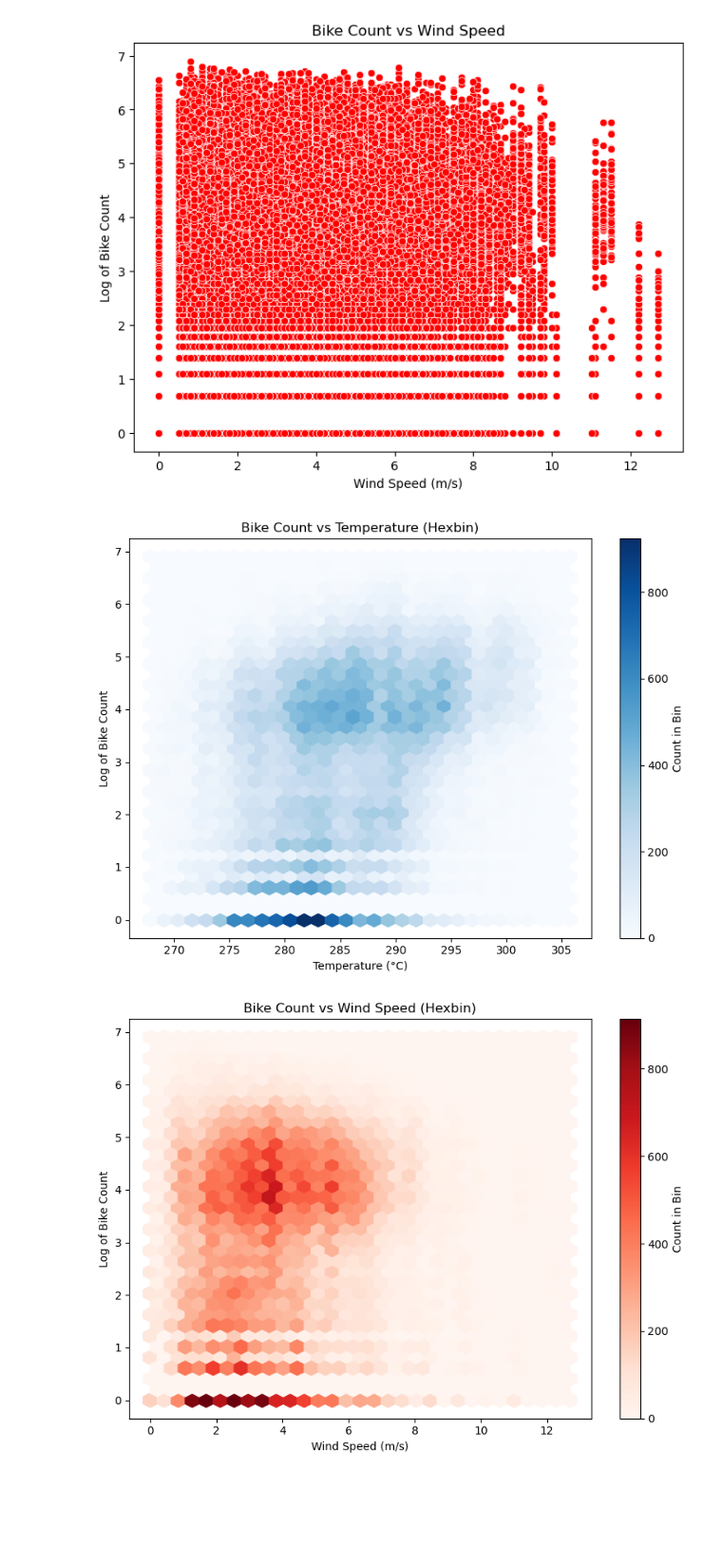
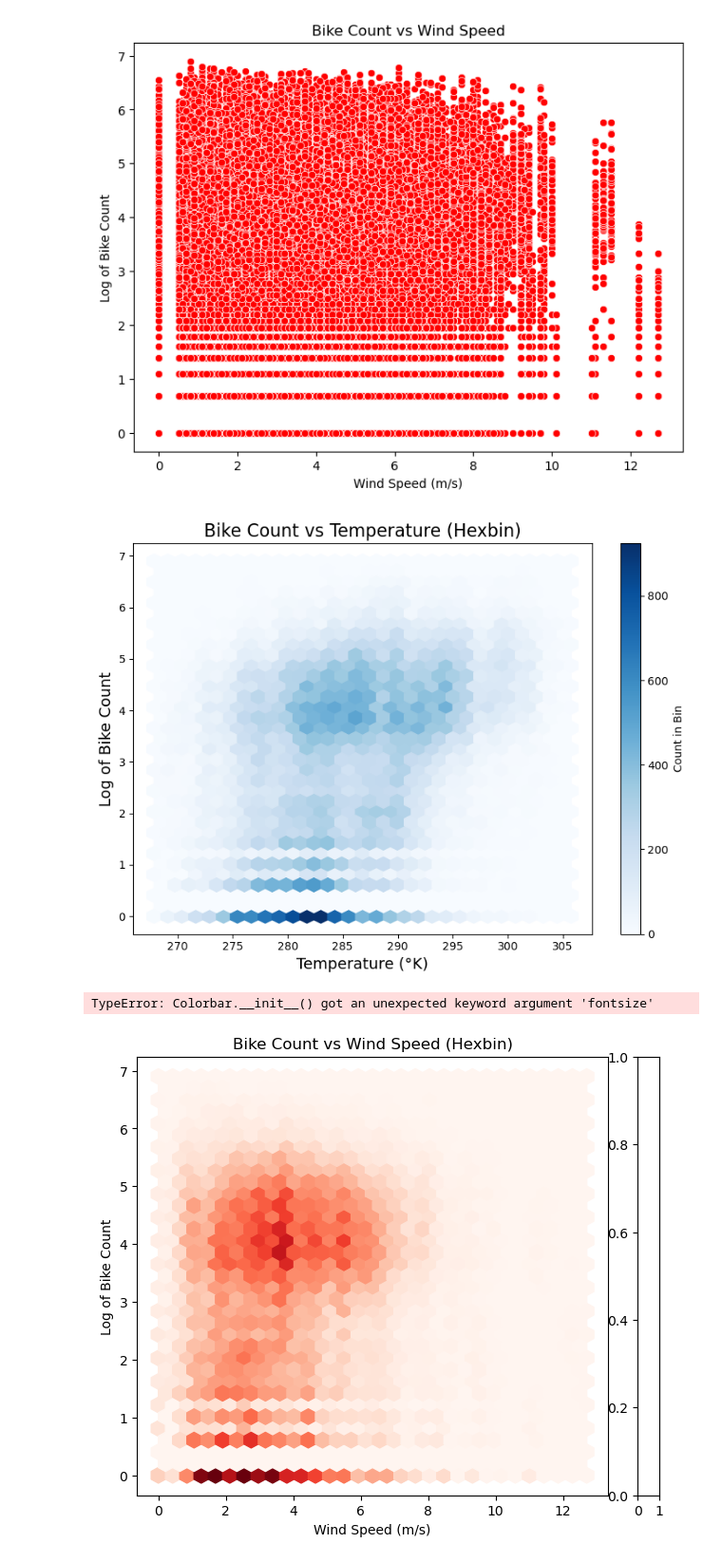
Before and after one commit to magdalenajankowska/tools_for_ds, a Jupyter notebook: EDA.ipynb, the cells around one changed output. Shown at 95% size. Cells and saved outputs as stored; diff of their text form; code cells hidden in the pictures; blank space fills up the shorter version.

```diff
--- a/EDA.ipynb
+++ b/EDA.ipynb
@@ -565,19 +565,30 @@ Index(['counter_id', 'counter_name', 'site_id', 'site_name', 'bike_count',
        'year', 'month', 'day', 'hour', 'date_only'],
       dtype='object')
 # %%
+import numpy as np
+
 # Aggregating data by week
 merged_df['week'] = merged_df['date'].dt.to_period('W')
 
 weekly_agg = merged_df.groupby('week')[['covid_cases', 'log_bike_count']].mean()
 
+# Calculate the best-fit line
+x = weekly_agg['covid_cases']
+y = weekly_agg['log_bike_count']
+coeffs = np.polyfit(x, y, 1)  # Linear fit (degree 1)
+best_fit_line = np.polyval(coeffs, x)
+
+# Plot scatter with best-fit line
 plt.figure(figsize=(12, 8))
-plt.scatter(weekly_agg['covid_cases'], weekly_agg['log_bike_count'], alpha=0.7, color='purple', s=50)
-plt.title('Bike Count (Log) vs. COVID-19 Cases (Weekly Aggregation)', fontsize=16)
-plt.xlabel('Weekly Average COVID-19 Cases', fontsize=14)
-plt.ylabel('Weekly Average Log Bike Counts', fontsize=14)
-plt.xticks(fontsize=12)
-plt.yticks(fontsize=12)
+plt.scatter(x, y, alpha=0.7, color='red', s=50, label='Data Points')
+plt.plot(x, best_fit_line, color='blue', label=f'Best Fit Line (y = {coeffs[0]:.2f}x + {coeffs[1]:.2f})')
+plt.title('Bike Count (Log) vs. COVID-19 Cases (Weekly)', fontsize=18)
+plt.xlabel('Weekly Avg COVID-19 Cases', fontsize=16)
+plt.ylabel('Weekly Avg Log Bike Counts', fontsize=16)
+plt.xticks(fontsize=14)
+plt.yticks(fontsize=14)
 plt.grid(True)
+plt.legend(fontsize=14)
 plt.tight_layout()
 plt.show()
 # %% [output]
@@ -684,26 +695,27 @@ plt.show()
 # %%
 # Hexbin Plot for Bike Count vs Temperature
 plt.figure(figsize=(8, 6))
 plt.hexbin(merged_df['t'], merged_df['log_bike_count'], gridsize=30, cmap='Blues')
-plt.title('Bike Count vs Temperature (Hexbin)')
-plt.xlabel('Temperature (°C)')
-plt.ylabel('Log of Bike Count')
+plt.title('Bike Count vs Temperature (Hexbin)', fontsize=16)
+plt.xlabel('Temperature (°K)', fontsize=14)
+plt.ylabel('Log of Bike Count', fontsize=14)
 plt.colorbar(label='Count in Bin')
 plt.tight_layout()
 plt.show()
 
 # Hexbin Plot for Bike Count vs Wind Speed
 plt.figure(figsize=(8, 6))
 plt.hexbin(merged_df['ff'], merged_df['log_bike_count'], gridsize=30, cmap='Reds')
 plt.title('Bike Count vs Wind Speed (Hexbin)')
 plt.xlabel('Wind Speed (m/s)')
 plt.ylabel('Log of Bike Count')
-plt.colorbar(label='Count in Bin')
+plt.colorbar(label='Count in Bin', fontsize=14)
 plt.tight_layout()
 plt.show()
 # %% [output]
-[figure, old version]
+[figure, new version]
+TypeError: Colorbar.__init__() got an unexpected keyword argument 'fontsize'
-[figure, old version]
+[figure, new version]
 # %%
 
 hourly_count = merged_df.groupby('hour')['log_bike_count'].mean().reset_index()
```
Also changed, not shown: parts of 4 cells of this notebook.
